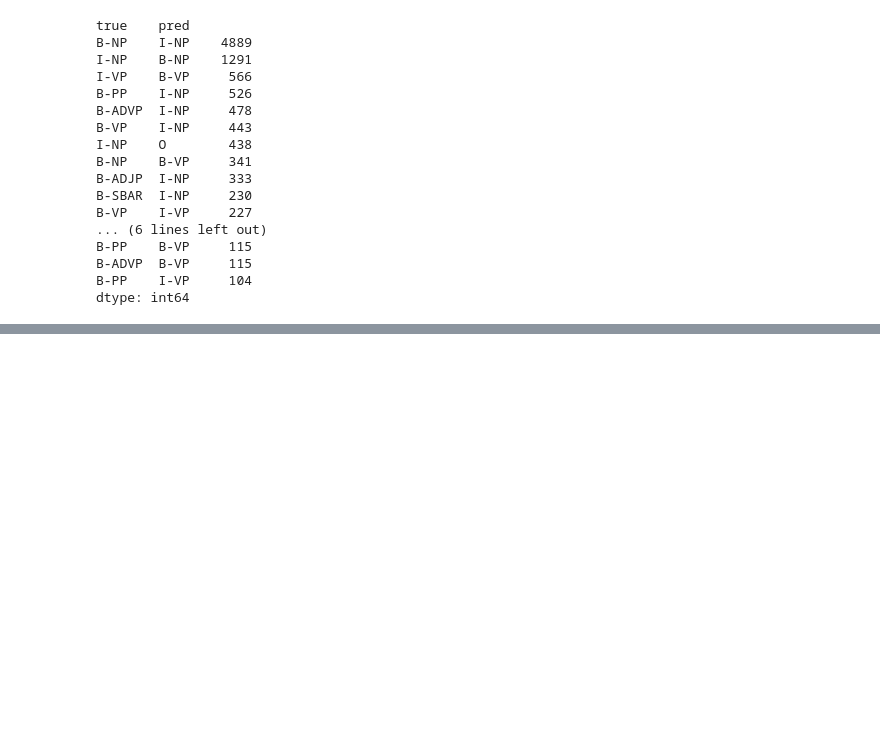
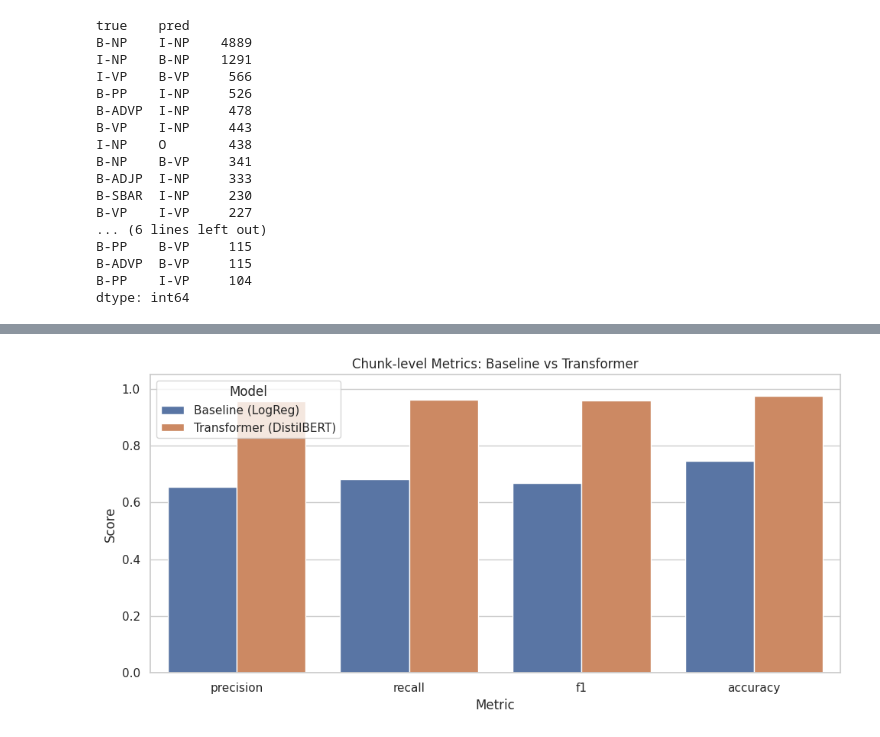
Before and after one commit to Sarthak-G0yal/nlp-project, a Jupyter notebook: Notebook.ipynb, the cells around one changed output, grey strips where cells are left out. Cells and saved outputs as stored; diff of their text form; code cells hidden in the pictures; blank space fills up the shorter version.

Commit message:
compare models on all base lines and plot graph

```diff
--- a/Notebook.ipynb
+++ b/Notebook.ipynb
@@ -551,0 +694,85 @@ Implement other models or methods.
+# %%
+# Phase 7b: Visualize model comparison
+import matplotlib.pyplot as plt
+import seaborn as sns
+
+sns.set_theme(style="whitegrid")
+
+# 1) Chunk-level metrics comparison
+chunk_plot_df = comparison_chunk_df.reset_index().melt(
+    id_vars="model",
+    value_vars=["precision", "recall", "f1", "accuracy"],
+    var_name="metric",
+    value_name="score",
+)
+
+plt.figure(figsize=(10, 5))
+sns.barplot(data=chunk_plot_df, x="metric", y="score", hue="model")
+plt.ylim(0, 1.05)
+plt.title("Chunk-level Metrics: Baseline vs Transformer")
+plt.ylabel("Score")
+plt.xlabel("Metric")
+plt.legend(title="Model")
+plt.tight_layout()
+plt.show()
+
+# 2) Token-level metrics comparison
+token_plot_df = comparison_token_df.reset_index().melt(
+    id_vars="model",
+    value_vars=[
+        "accuracy", "precision_macro", "recall_macro", "f1_macro",
+        "precision_weighted", "recall_weighted", "f1_weighted"
+    ],
+    var_name="metric",
+    value_name="score",
+)
+
+plt.figure(figsize=(12, 5))
+sns.barplot(data=token_plot_df, x="metric", y="score", hue="model")
+plt.ylim(0, 1.05)
+plt.title("Token-level Metrics: Baseline vs Transformer")
+plt.ylabel("Score")
+plt.xlabel("Metric")
+plt.xticks(rotation=30, ha="right")
+plt.legend(title="Model")
+plt.tight_layout()
+plt.show()
+
+# 3) Per-label F1 comparison (top labels by support)
+top_k = 12
+top_labels_df = class_comparison_df.sort_values("support_baseline", ascending=False).head(top_k).copy()
+top_labels_long = top_labels_df.melt(
+    id_vars=["label", "support_baseline"],
+    value_vars=["f1_baseline", "f1_transformer"],
+    var_name="model",
+    value_name="f1",
+)
+top_labels_long["model"] = top_labels_long["model"].map({
+    "f1_baseline": "Baseline (LogReg)",
+    "f1_transformer": "Transformer (DistilBERT)",
+})
+
+plt.figure(figsize=(13, 6))
+sns.barplot(data=top_labels_long, x="label", y="f1", hue="model")
+plt.ylim(0, 1.05)
+plt.title(f"Per-label F1 Comparison (Top {top_k} Labels by Support)")
+plt.ylabel("F1")
+plt.xlabel("Chunk Label")
+plt.xticks(rotation=30, ha="right")
+plt.legend(title="Model")
+plt.tight_layout()
+plt.show()
+
+# 4) F1 gain by label
+gain_df = class_comparison_df.sort_values("f1_gain", ascending=False).head(15)
+plt.figure(figsize=(12, 5))
+sns.barplot(data=gain_df, x="label", y="f1_gain", color="#2a9d8f")
+plt.axhline(0, color="black", linewidth=1)
+plt.title("Top 15 Label-wise F1 Gains (Transformer - Baseline)")
+plt.ylabel("F1 Gain")
+plt.xlabel("Chunk Label")
+plt.xticks(rotation=30, ha="right")
+plt.tight_layout()
+plt.show()
+# %% [output]
+[figure, added]
```
Also changed, not shown: parts of 7 cells of this notebook, 1 other file.
